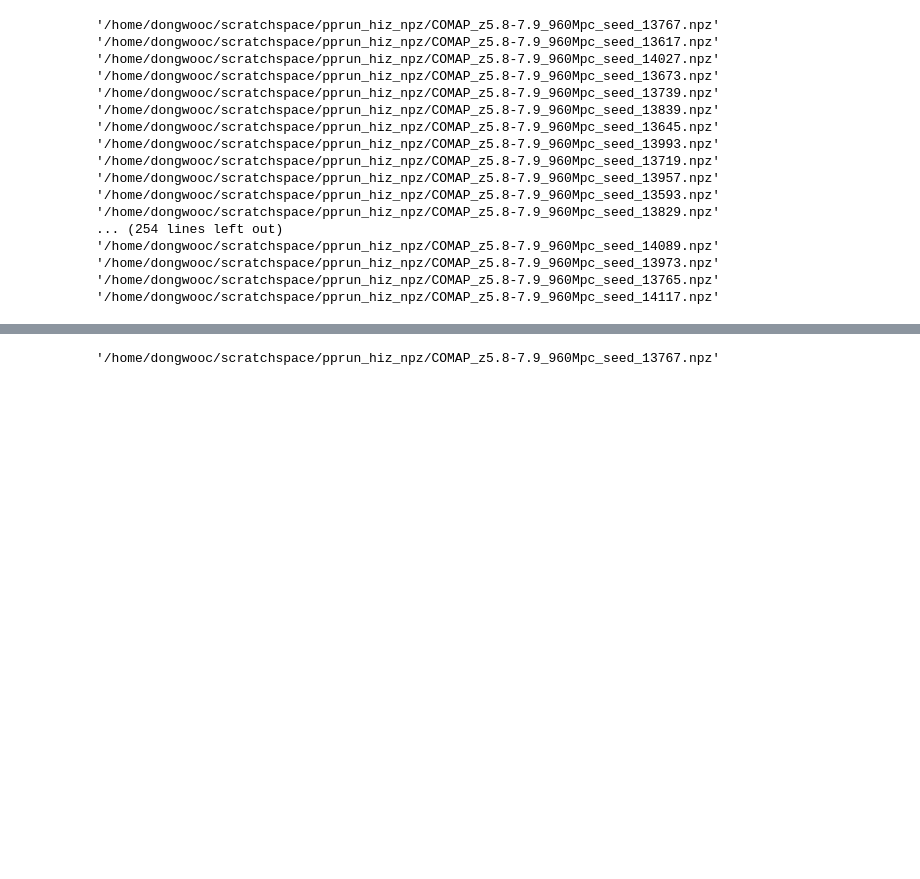
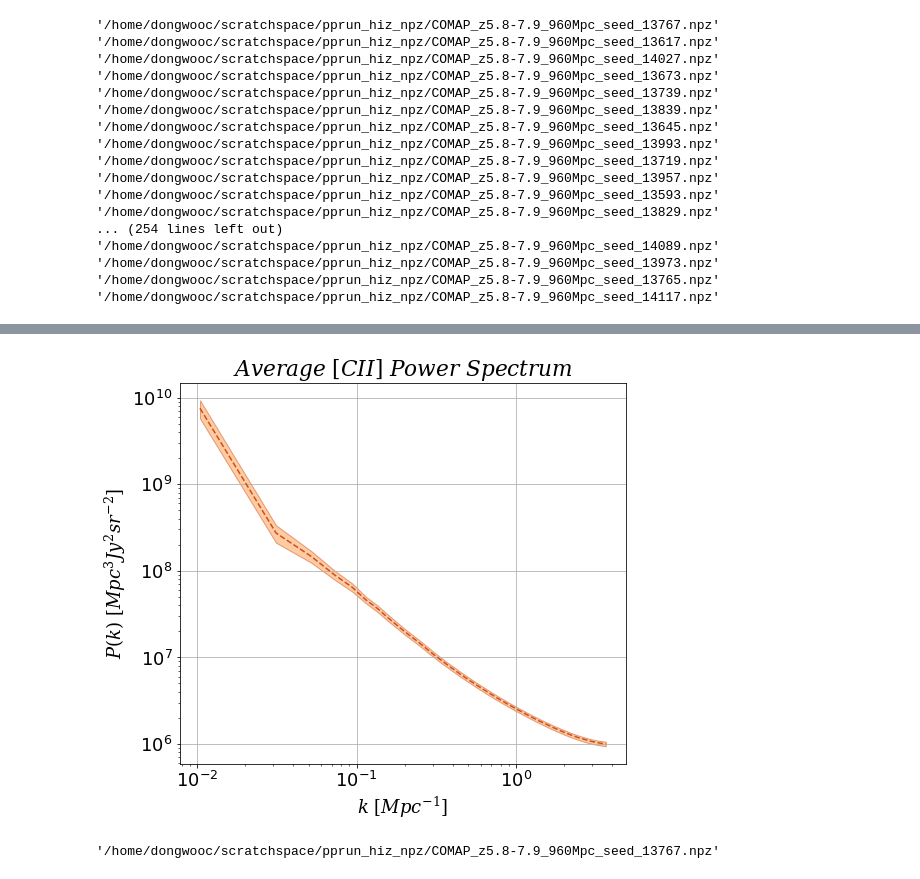
Before and after one commit to PatrickHorlaville/CITA_LIM, a Jupyter notebook: Many_Reals.ipynb, the cells around one changed output, grey strips where cells are left out. Saved outputs shown, nothing was run; the diff lists cells and outputs as text; code cells hidden in the pictures; blank space fills up the shorter version.

Commit message:
many realizations pspec

```diff
--- a/Many_Reals.ipynb
+++ b/Many_Reals.ipynb
@@ -101,3 +111,21 @@ Loading .npz catalogues...
+# %%
+Pk_trend = np.mean(Pk_sim_i, axis = 0)
+Pk_err = np.std(Pk_sim_i, axis = 0)
+# %%
+plt.rcParams["mathtext.fontset"] = "dejavuserif"
+
+plt.plot(k_sim_i[0], Pk_trend, color = '#CC4F1B', linestyle = '--')
+plt.fill_between(k_sim_i[0].value, Pk_trend - Pk_err, Pk_trend + Pk_err, alpha=0.5, edgecolor='#CC4F1B', facecolor='#FF9848')
+plt.xscale('log')
+plt.yscale('log')
+plt.grid()
+plt.xlabel(r'$k\ [Mpc^{-1}]$')
+plt.ylabel(r'$P(k)\ [Mpc^3 Jy^2 sr^{-2}]$')
+plt.title(r'$Average\ [CII]\ Power\ Spectrum$')
+
+plt.savefig('CII_analysis/pspec_many.png', bbox_inches = 'tight')
+# %% [output]
+[figure, added]
 # %%
 onlyfiles[0]
 # %% [output]
```
Also changed, not shown: parts of 2 cells of this notebook, 1 other file.
